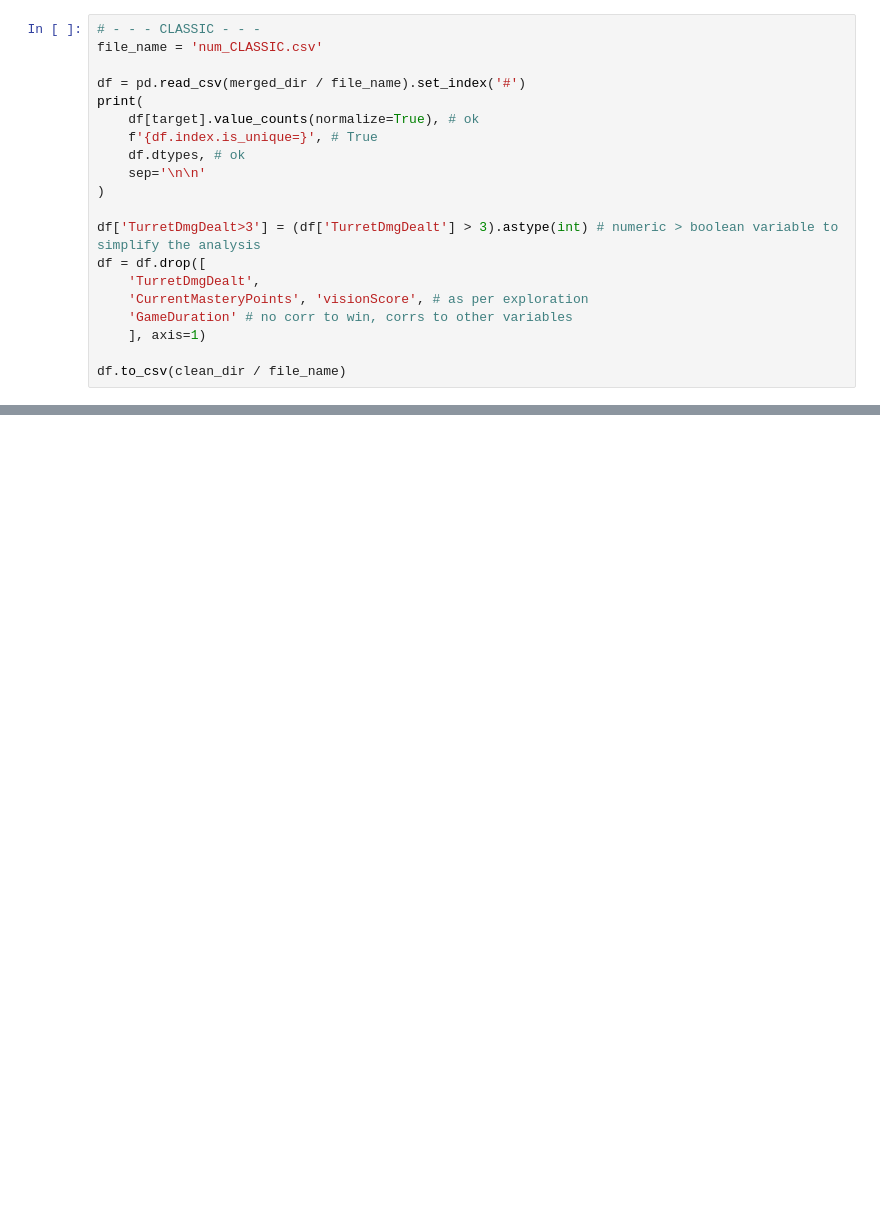
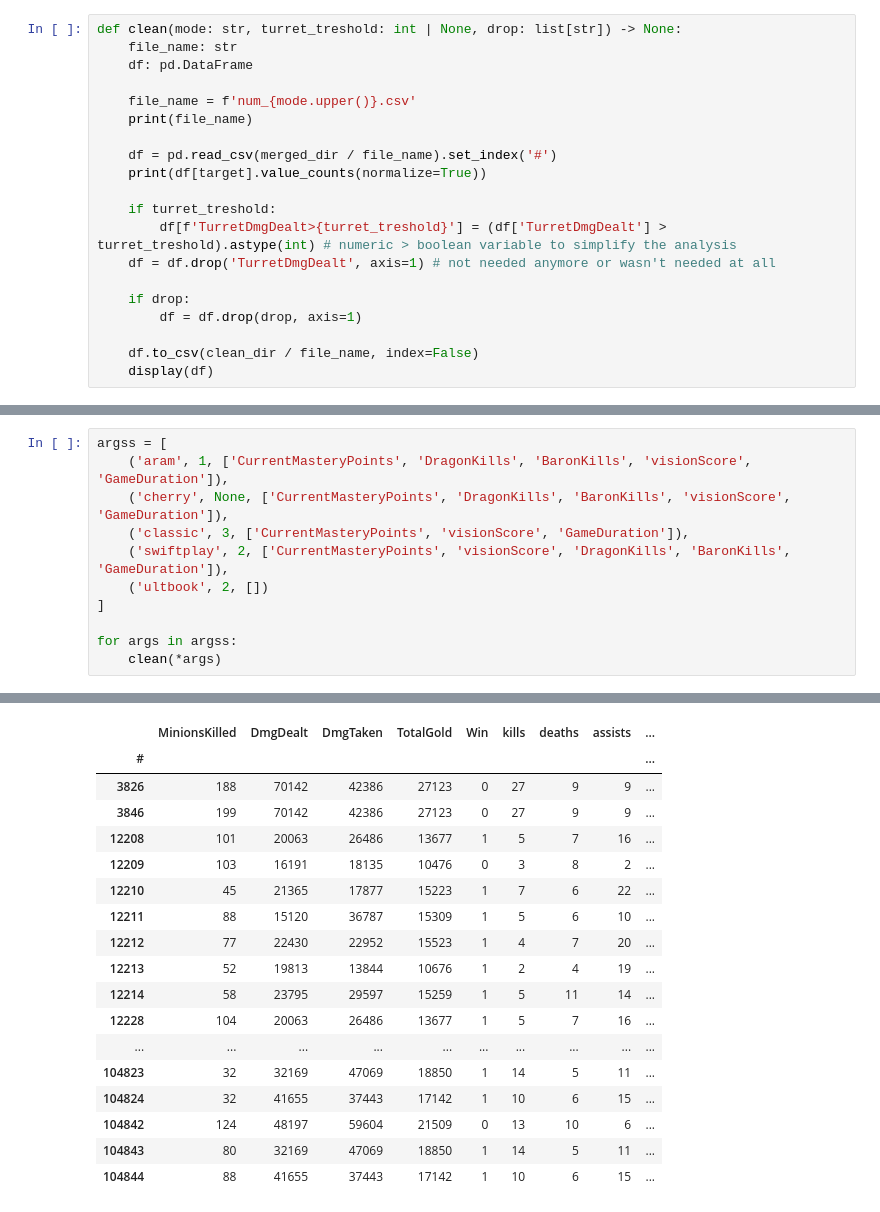
Before and after one commit to WolfgangTheDrug/LoL-match-outcome-predictions, a Jupyter notebook: notebooks/02-cleaning.ipynb, the cells around one changed output, grey strips where cells are left out. Drawn from its saved outputs; the diff is of its cells as text; blank space fills up the shorter version.

Commit message:
cleaning refactored

```diff
--- a/notebooks/02-cleaning.ipynb
+++ b/notebooks/02-cleaning.ipynb
@@ -129,20 +19,20 @@ dtype: object
 # %%
-# - - - CLASSIC - - -
-file_name = 'num_CLASSIC.csv'
+def clean(mode: str, turret_treshold: int | None, drop: list[str]) -> None:
+    file_name: str
+    df: pd.DataFrame
 
-df = pd.read_csv(merged_dir / file_name).set_index('#')
-print(
-    df[target].value_counts(normalize=True), # ok
-    f'{df.index.is_unique=}', # True
-    df.dtypes, # ok
-    sep='\n\n'
-)
+    file_name = f'num_{mode.upper()}.csv'
+    print(file_name)
 
-df['TurretDmgDealt>3'] = (df['TurretDmgDealt'] > 3).astype(int) # numeric > boolean variable to simplify the analysis
-df = df.drop([
-    'TurretDmgDealt',
-    'CurrentMasteryPoints', 'visionScore', # as per exploration
-    'GameDuration' # no corr to win, corrs to other variables
-    ], axis=1)
+    df = pd.read_csv(merged_dir / file_name).set_index('#')
+    print(df[target].value_counts(normalize=True))
 
-df.to_csv(clean_dir / file_name)
+    if turret_treshold:
+        df[f'TurretDmgDealt>{turret_treshold}'] = (df['TurretDmgDealt'] > turret_treshold).astype(int) # numeric > boolean variable to simplify the analysis
+    df = df.drop('TurretDmgDealt', axis=1) # not needed anymore or wasn't needed at all
+
+    if drop:
+        df = df.drop(drop, axis=1)
+
+    df.to_csv(clean_dir / file_name, index=False)
+    display(df)
@@ -290,0 +39,12 @@ for mode in modes:
+# %%
+argss = [
+    ('aram', 1, ['CurrentMasteryPoints', 'DragonKills', 'BaronKills', 'visionScore', 'GameDuration']),
+    ('cherry', None, ['CurrentMasteryPoints', 'DragonKills', 'BaronKills', 'visionScore', 'GameDuration']),
+    ('classic', 3, ['CurrentMasteryPoints', 'visionScore', 'GameDuration']),
+    ('swiftplay', 2, ['CurrentMasteryPoints', 'visionScore', 'DragonKills', 'BaronKills', 'GameDuration']),
+    ('ultbook', 2, [])
+]
+
+for args in argss:
+    clean(*args)
+# %% [output]
@@ -290,0 +132,18 @@ for mode in modes:
+|  | MinionsKilled | DmgDealt | DmgTaken | TotalGold | Win | kills | deaths | assists | ... |
+| # |  |  |  |  |  |  |  |  | ... |
+| 3826 | 188 | 70142 | 42386 | 27123 | 0 | 27 | 9 | 9 | ... |
+| 3846 | 199 | 70142 | 42386 | 27123 | 0 | 27 | 9 | 9 | ... |
+| 12208 | 101 | 20063 | 26486 | 13677 | 1 | 5 | 7 | 16 | ... |
+| 12209 | 103 | 16191 | 18135 | 10476 | 0 | 3 | 8 | 2 | ... |
+| 12210 | 45 | 21365 | 17877 | 15223 | 1 | 7 | 6 | 22 | ... |
+| 12211 | 88 | 15120 | 36787 | 15309 | 1 | 5 | 6 | 10 | ... |
+| 12212 | 77 | 22430 | 22952 | 15523 | 1 | 4 | 7 | 20 | ... |
+| 12213 | 52 | 19813 | 13844 | 10676 | 1 | 2 | 4 | 19 | ... |
+| 12214 | 58 | 23795 | 29597 | 15259 | 1 | 5 | 11 | 14 | ... |
+| 12228 | 104 | 20063 | 26486 | 13677 | 1 | 5 | 7 | 16 | ... |
+| ... | ... | ... | ... | ... | ... | ... | ... | ... | ... |
+| 104823 | 32 | 32169 | 47069 | 18850 | 1 | 14 | 5 | 11 | ... |
+| 104824 | 32 | 41655 | 37443 | 17142 | 1 | 10 | 6 | 15 | ... |
+| 104842 | 124 | 48197 | 59604 | 21509 | 0 | 13 | 10 | 6 | ... |
+| 104843 | 80 | 32169 | 47069 | 18850 | 1 | 14 | 5 | 11 | ... |
+| 104844 | 88 | 41655 | 37443 | 17142 | 1 | 10 | 6 | 15 | ... |
```
Also changed, not shown: parts of 13 cells of this notebook.
